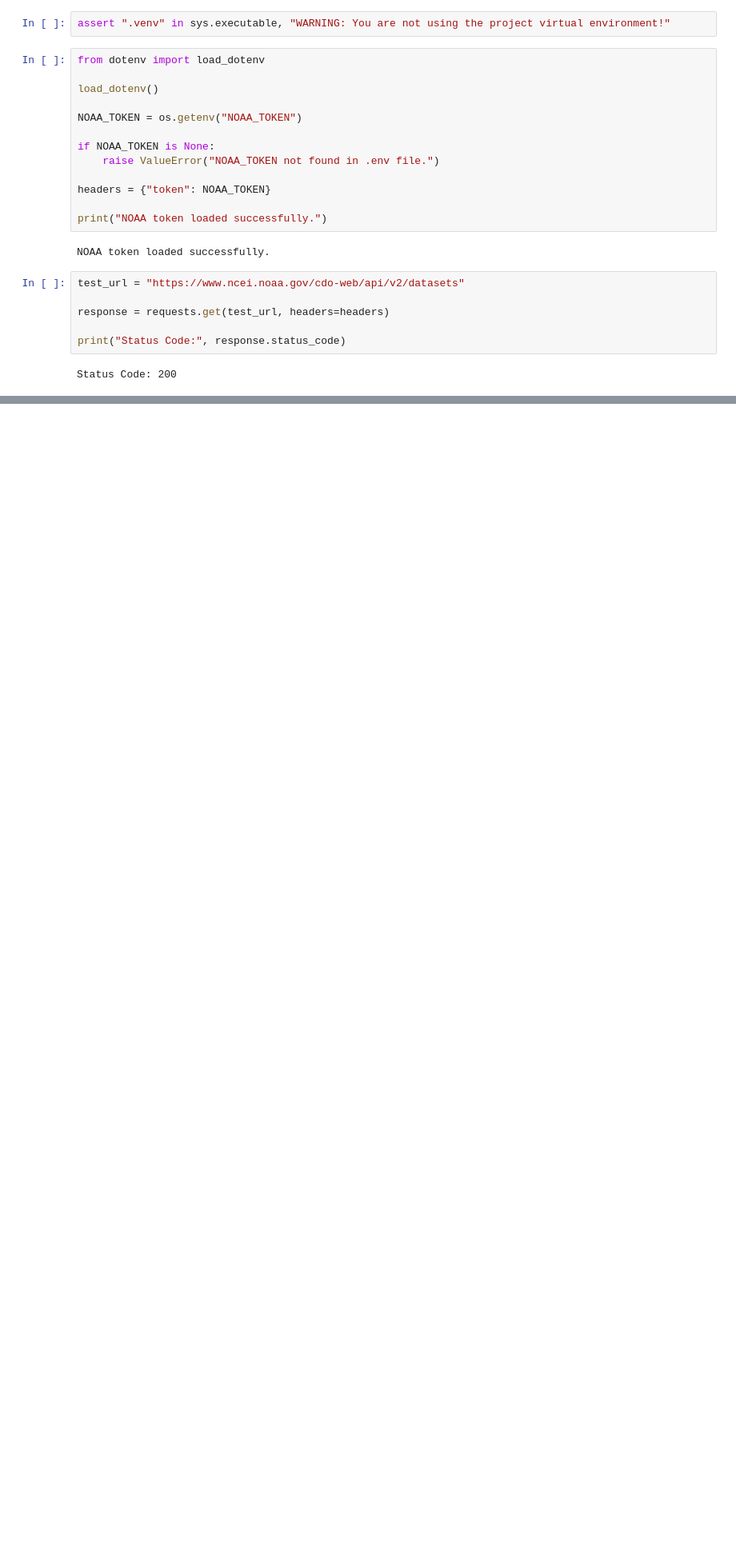
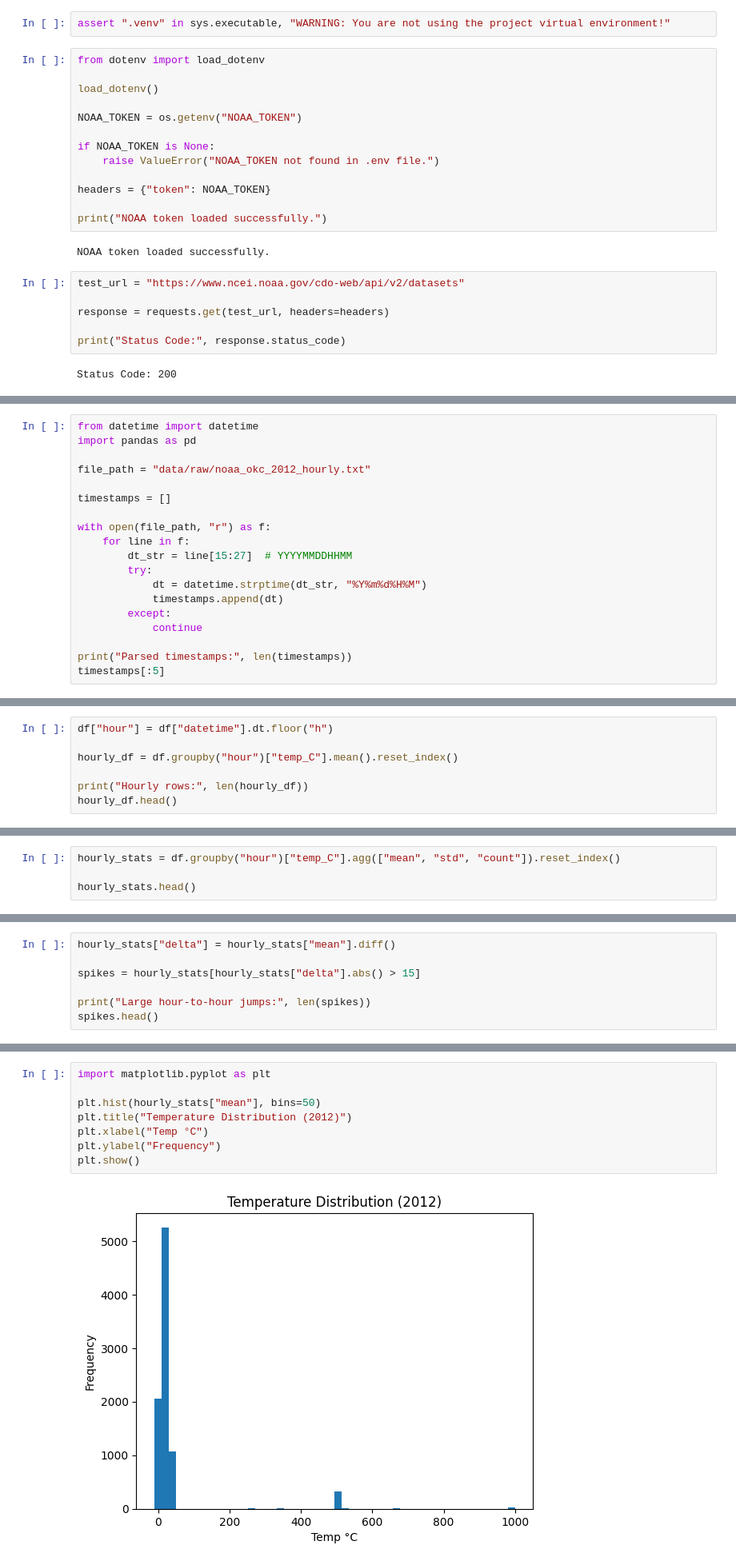
Before and after one commit to jeremy-evert/handson-ml3, a Jupyter notebook: Weather_Agreement_Lab/01_data_pull.ipynb, the cells around one changed output, grey strips where cells are left out. Shown at 80% size. Saved outputs shown, nothing was run; the diff lists cells and outputs as text; blank space fills up the shorter version.

Commit message:
working through data pulls and then cleaning up data.

```diff
--- a/Weather_Agreement_Lab/01_data_pull.ipynb
+++ b/Weather_Agreement_Lab/01_data_pull.ipynb
@@ -175,0 +290,19 @@ stations_df.head()
+# %%
+from datetime import datetime
+import pandas as pd
+
+file_path = "data/raw/noaa_okc_2012_hourly.txt"
+
+timestamps = []
+
+with open(file_path, "r") as f:
+    for line in f:
+        dt_str = line[15:27]  # YYYYMMDDHHMM
+        try:
+            dt = datetime.strptime(dt_str, "%Y%m%d%H%M")
+            timestamps.append(dt)
+        except:
+            continue
+
+print("Parsed timestamps:", len(timestamps))
+timestamps[:5]
@@ -175,0 +362,7 @@ stations_df.head()
+# %%
+df["hour"] = df["datetime"].dt.floor("h")
+
+hourly_df = df.groupby("hour")["temp_C"].mean().reset_index()
+
+print("Hourly rows:", len(hourly_df))
+hourly_df.head()
@@ -175,0 +383,4 @@ stations_df.head()
+# %%
+hourly_stats = df.groupby("hour")["temp_C"].agg(["mean", "std", "count"]).reset_index()
+
+hourly_stats.head()
@@ -175,0 +441,7 @@ stations_df.head()
+# %%
+hourly_stats["delta"] = hourly_stats["mean"].diff()
+
+spikes = hourly_stats[hourly_stats["delta"].abs() > 15]
+
+print("Large hour-to-hour jumps:", len(spikes))
+spikes.head()
@@ -175,0 +456,10 @@ stations_df.head()
+# %%
+import matplotlib.pyplot as plt
+
+plt.hist(hourly_stats["mean"], bins=50)
+plt.title("Temperature Distribution (2012)")
+plt.xlabel("Temp °C")
+plt.ylabel("Frequency")
+plt.show()
+# %% [output]
+[figure, added]
```
Also changed, not shown: parts of 23 cells of this notebook.
